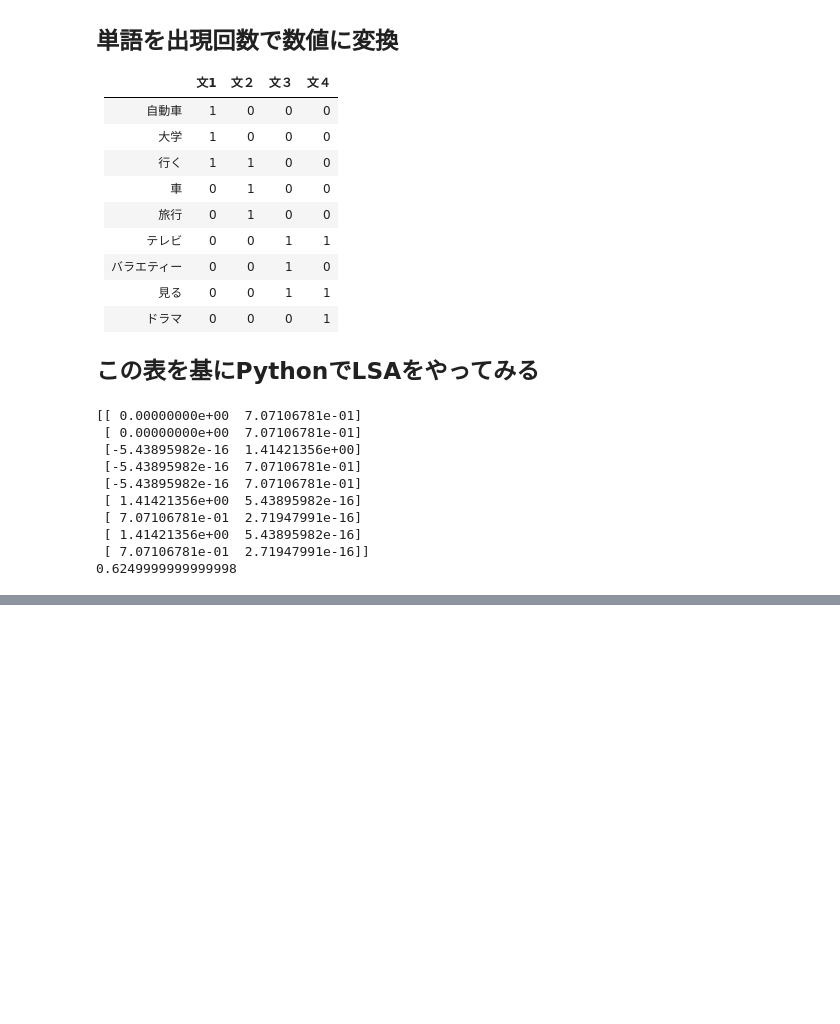
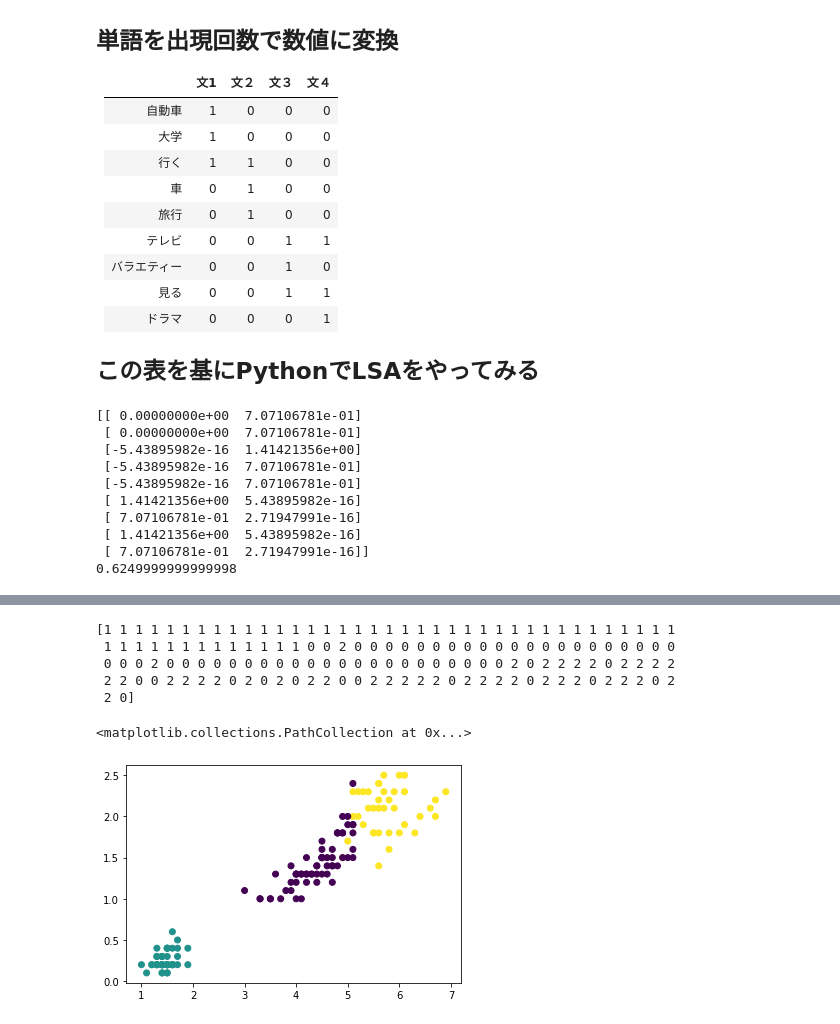
Before and after one commit to yuji-matsunami/machine_learning, a Jupyter notebook: 機械学習勉強会.ipynb, the cells around one changed output, grey strips where cells are left out. Drawn from its saved outputs; the diff is of its cells as text; code cells hidden in the pictures; blank space fills up the shorter version.

```diff
--- a/機械学習勉強会.ipynb
+++ b/機械学習勉強会.ipynb
@@ -432,0 +595,16 @@ print(sum(model.explained_variance_ratio_))
+# %%
+n_clusters = 3 # クラスタ数を3にする
+model = KMeans(n_clusters=n_clusters)
+model = model.fit(data.data)
+print(model.labels_)
+colors = ['r', 'b', 'g']
+# 結果を可視化
+plt.scatter(data.data[:,2], data.data[:,3], c=model.labels_ )
+# %% [output]
+[1 1 1 1 1 1 1 1 1 1 1 1 1 1 1 1 1 1 1 1 1 1 1 1 1 1 1 1 1 1 1 1 1 1 1 1 1
+ 1 1 1 1 1 1 1 1 1 1 1 1 1 0 0 2 0 0 0 0 0 0 0 0 0 0 0 0 0 0 0 0 0 0 0 0 0
+ 0 0 0 2 0 0 0 0 0 0 0 0 0 0 0 0 0 0 0 0 0 0 0 0 0 0 2 0 2 2 2 2 0 2 2 2 2
+ 2 2 0 0 2 2 2 2 0 2 0 2 0 2 2 0 0 2 2 2 2 2 0 2 2 2 2 0 2 2 2 0 2 2 2 0 2
+ 2 0]
+<matplotlib.collections.PathCollection at 0x...>
+[figure, added]
```
Also changed, not shown: parts of 11 cells of this notebook.
